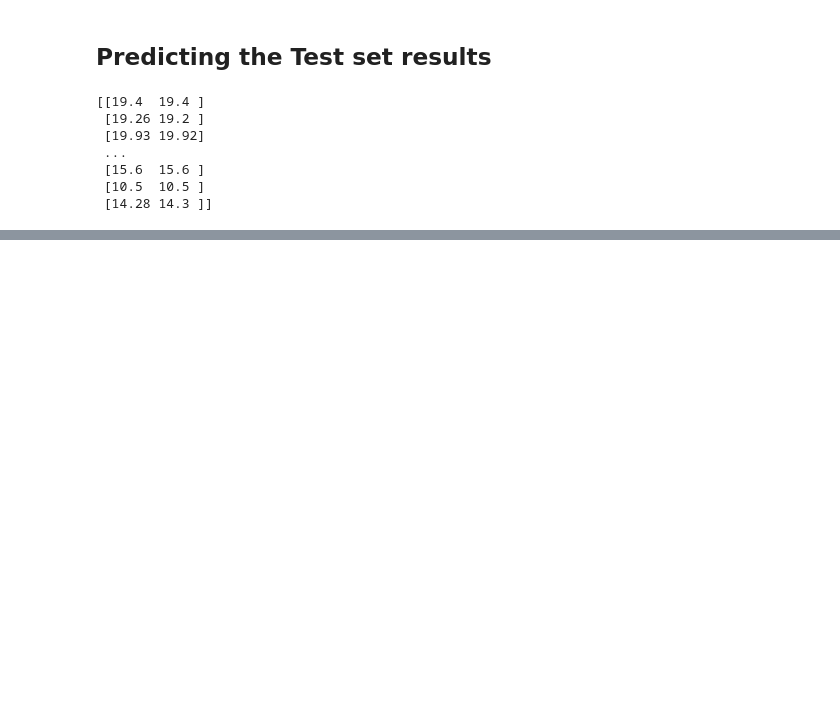
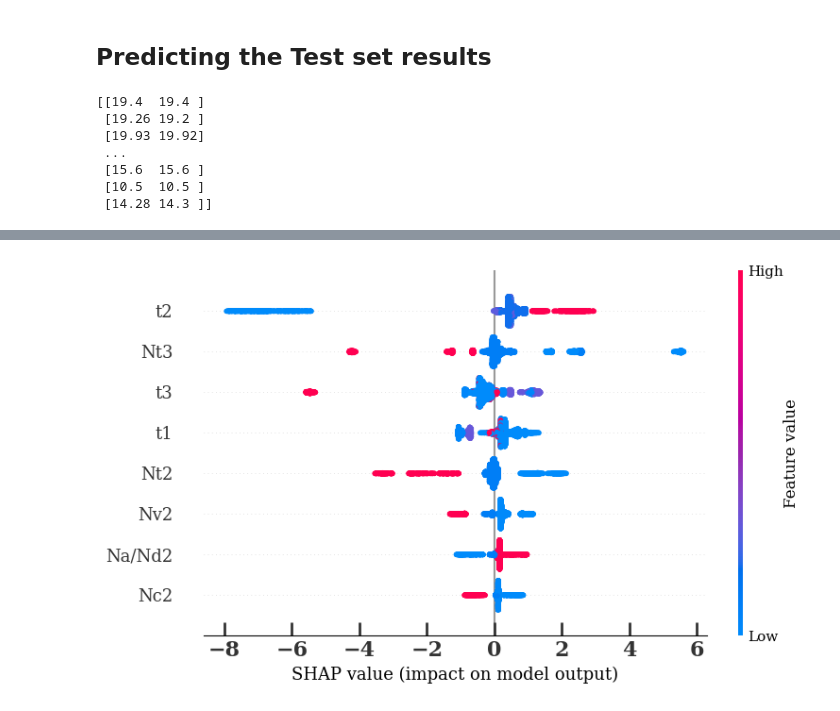
Before and after one commit to Kashfi-uddin/ML, a Jupyter notebook: random_forest_regression.ipynb, the cells around one changed output, grey strips where cells are left out. Drawn from its saved outputs; the diff is of its cells as text; code cells hidden in the pictures; blank space fills up the shorter version.

```diff
--- a/random_forest_regression.ipynb
+++ b/random_forest_regression.ipynb
@@ -122,0 +249,57 @@ plt.show()
+# %%
+import numpy as np
+import pandas as pd
+import matplotlib.pyplot as plt
+from sklearn.model_selection import train_test_split
+from sklearn.ensemble import RandomForestRegressor
+import shap
+
+# Load dataset
+dataset = pd.read_csv('data.csv')
+X = dataset.iloc[:, :-1]
+y = dataset.iloc[:, -1]
+
+# Train-test split
+X_train, X_test, y_train, y_test = train_test_split(
+    X, y, test_size=0.2, random_state=0)
+
+# Train RF model
+model = RandomForestRegressor(n_estimators=10, random_state=0)
+model.fit(X_train, y_train)
+
+# Create SHAP explainer object
+explainer = shap.TreeExplainer(model)
+
+# Calculate SHAP values for test set
+shap_values = explainer.shap_values(X_test)
+
+# Compute mean absolute SHAP value per feature to find top 8 features
+mean_abs_shap = np.abs(shap_values).mean(axis=0)
+top8_idx = np.argsort(mean_abs_shap)[::-1][:8]  # indices of top 8 features
+
+# Select top 8 feature names and data
+top8_features = X_test.columns[top8_idx]
+X_test_top8 = X_test[top8_features]
+
+# Select corresponding SHAP values for top 8 features
+shap_values_top8 = shap_values[:, top8_idx]
+
+# Plot SHAP summary beeswarm plot for top 8 features only (show=False to customize)
+shap.summary_plot(shap_values_top8, X_test_top8, show=False)
+
+# Customize plot: get current axes
+ax = plt.gca()
+
+# Customize x-axis ticks: increase font size, bold, inward ticks
+ax.tick_params(axis='x', direction='in', length=10, width=2)
+for label in ax.get_xticklabels():
+    label.set_fontsize(16)
+    label.set_fontweight('bold')
+
+# Save the figure with high dpi
+plt.savefig('shap_summary_top8.png', dpi=300, bbox_inches='tight')
+
+# Finally, show the plot
+plt.show()
+# %% [output]
+[figure, added]
```
Also changed, not shown: parts of 6 cells of this notebook.
